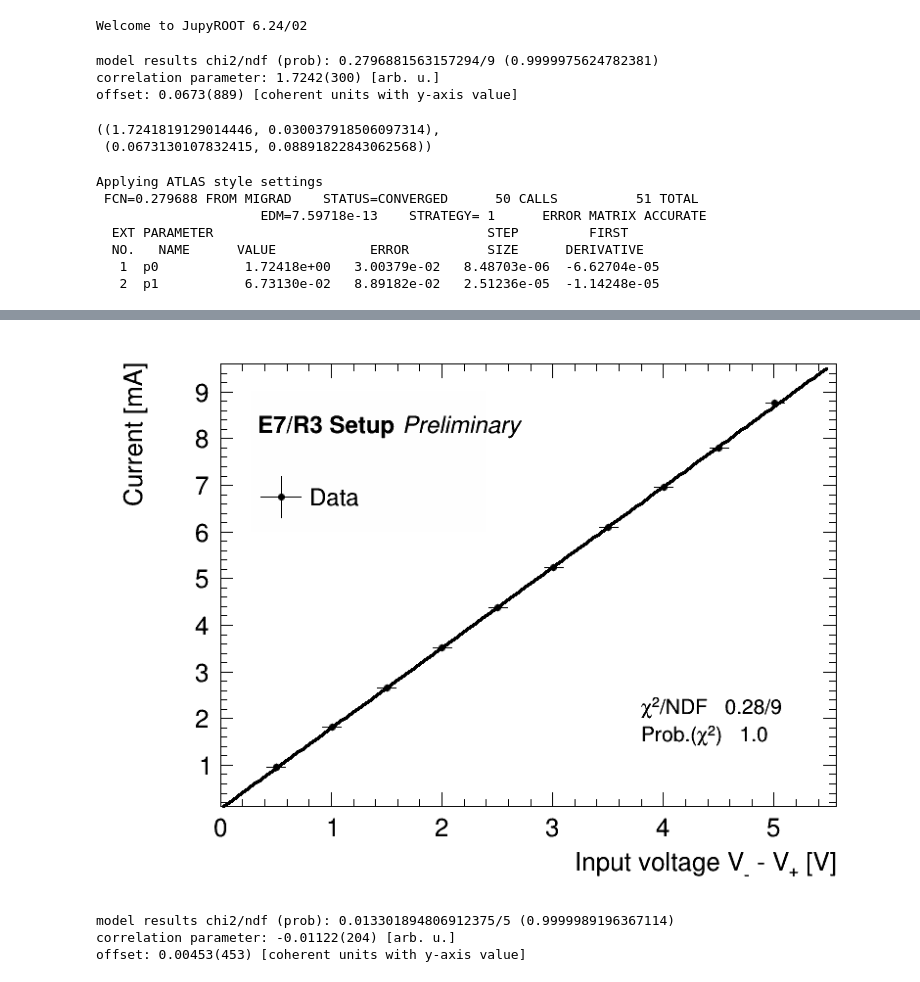
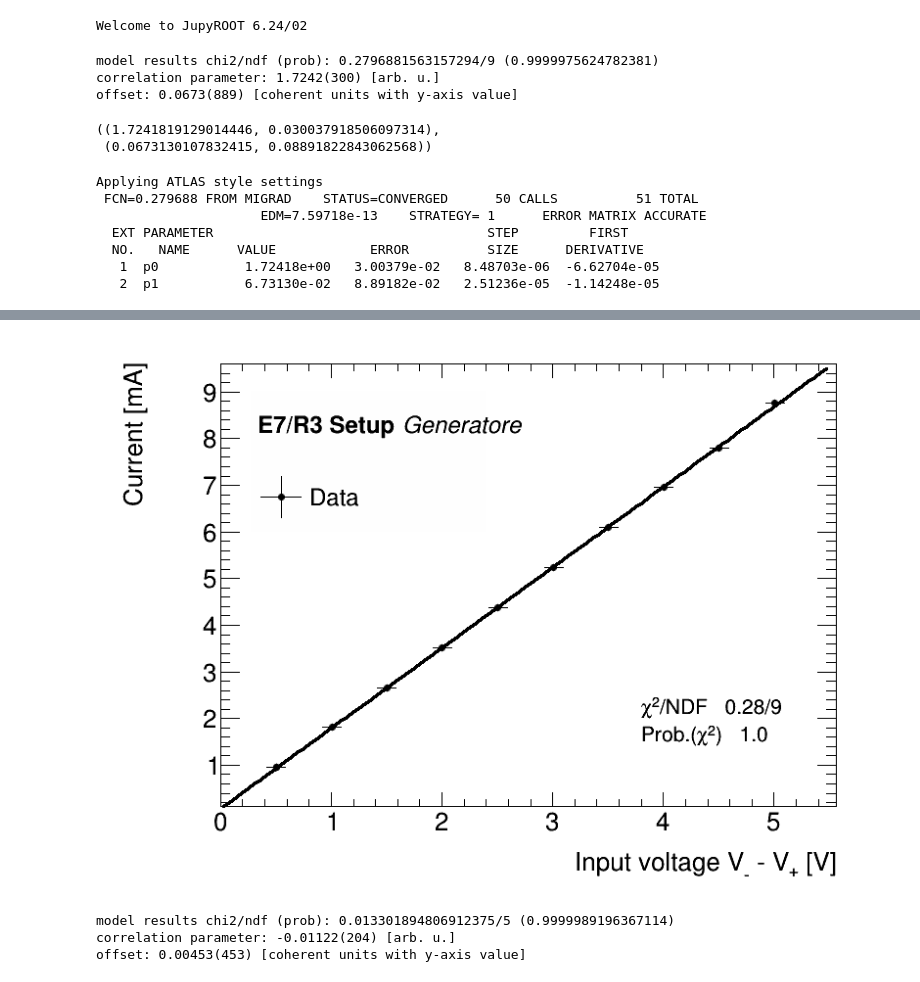
Before and after one commit to mattiasotgia/Lab2, a Jupyter notebook: esperienza_7__effetto_hall/analisi_dati/testing.ipynb, the cells around one changed output, grey strips where cells are left out. Cells and saved outputs as stored; diff of their text form; code cells hidden in the pictures.

```diff
--- a/esperienza_7__effetto_hall/analisi_dati/testing.ipynb
+++ b/esperienza_7__effetto_hall/analisi_dati/testing.ipynb
@@ -7,7 +7,7 @@ gen_i10mA = lg.linear_regression('generatore.txt', system='current')
 
 gen_i10mA.set_model_parameters(1000/500, 0)
 
-gen_i10mA.showfig('GEN.0.10mA')
+gen_i10mA.showfig('GEN.0.10mA', optional_label='Generatore')
 gen_i10mA.get_correlation_offset_parameter()
 # %% [output]
 model results chi2/ndf (prob): 0.2796881563157294/9 (0.9999975624782381)
@@ -26,5 +25,5 @@ Warning in <TCanvas::Constructor>: Deleting canvas with same name: __figure__
 Info in <TCanvas::Print>: pdf file /Users/massimosotgia/Desktop/uni_at_DIFI/Lab2/esperienza_7__effetto_hall/fig/GEN.0.10mA.pdf has been created
-[figure, old version]
+[figure, new version]
 # %%
 op_amp_MC = lg.linear_regression(filename='guadagnoMC.txt', system='keithley')
 
```
Also changed, not shown: parts of 2 cells of this notebook, 11 other files.
